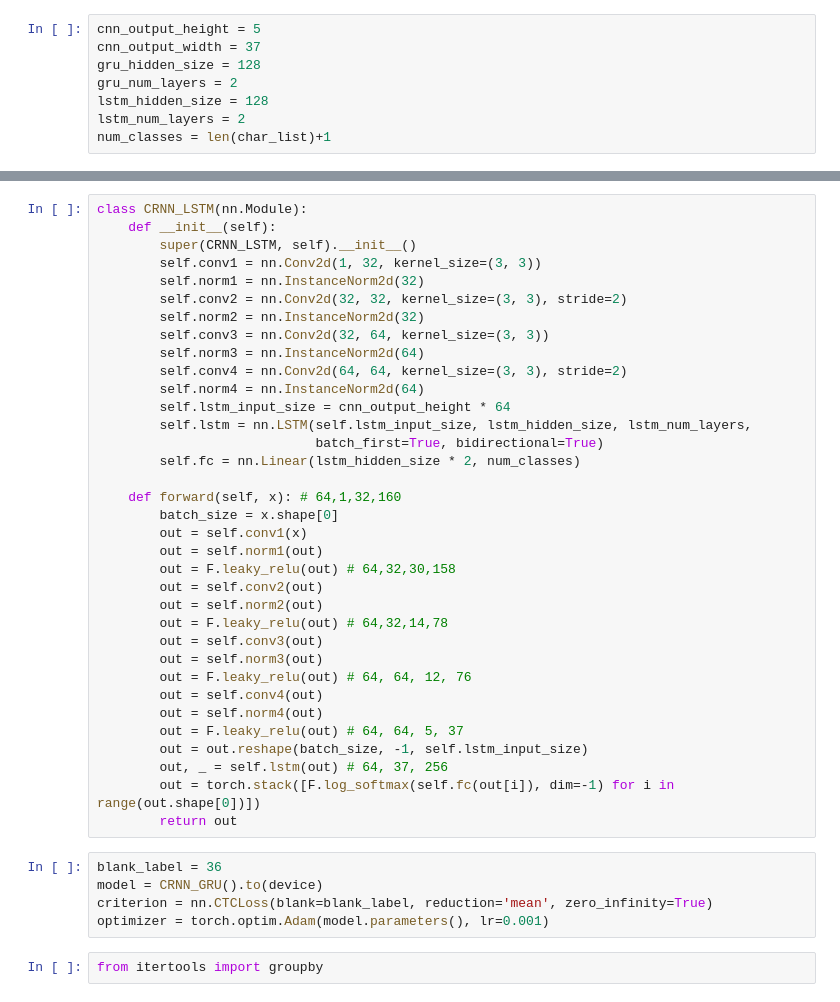
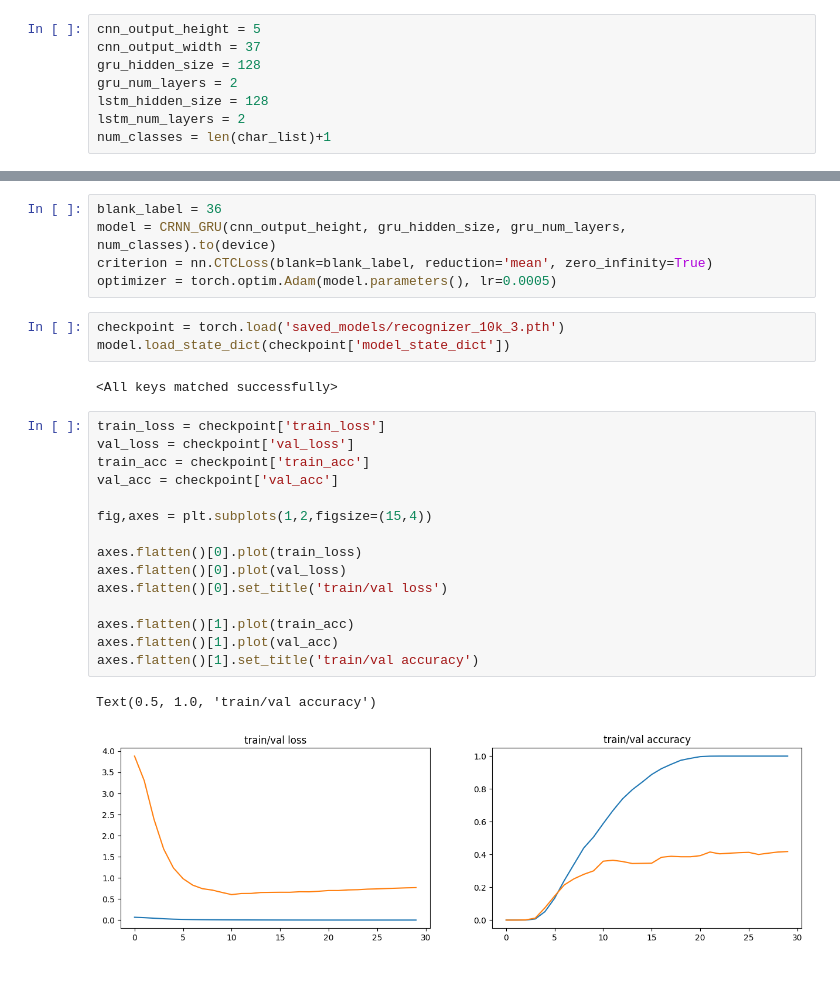
Before and after one commit to Alfadhils/STR-Pytorch-Project, a Jupyter notebook: CRNN.ipynb, the cells around one changed output, grey strips where cells are left out. Cells and saved outputs as stored; diff of their text form.

```diff
--- a/CRNN.ipynb
+++ b/CRNN.ipynb
@@ -131,45 +77,31 @@ class CRNN_GRU(nn.Module):
-# %%
-class CRNN_LSTM(nn.Module):
-    def __init__(self):
-        super(CRNN_LSTM, self).__init__()
-        self.conv1 = nn.Conv2d(1, 32, kernel_size=(3, 3))
-        self.norm1 = nn.InstanceNorm2d(32)
-        self.conv2 = nn.Conv2d(32, 32, kernel_size=(3, 3), stride=2)
-        self.norm2 = nn.InstanceNorm2d(32)
-        self.conv3 = nn.Conv2d(32, 64, kernel_size=(3, 3))
-        self.norm3 = nn.InstanceNorm2d(64)
-        self.conv4 = nn.Conv2d(64, 64, kernel_size=(3, 3), stride=2)
-        self.norm4 = nn.InstanceNorm2d(64)
-        self.lstm_input_size = cnn_output_height * 64
-        self.lstm = nn.LSTM(self.lstm_input_size, lstm_hidden_size, lstm_num_layers,
-                            batch_first=True, bidirectional=True)
-        self.fc = nn.Linear(lstm_hidden_size * 2, num_classes)
-
-    def forward(self, x): # 64,1,32,160
-        batch_size = x.shape[0]
-        out = self.conv1(x)
-        out = self.norm1(out)
-        out = F.leaky_relu(out) # 64,32,30,158
-        out = self.conv2(out)
-        out = self.norm2(out)
-        out = F.leaky_relu(out) # 64,32,14,78
-        out = self.conv3(out)
-        out = self.norm3(out)
-        out = F.leaky_relu(out) # 64, 64, 12, 76
-        out = self.conv4(out)
-        out = self.norm4(out)
-        out = F.leaky_relu(out) # 64, 64, 5, 37
-        out = out.reshape(batch_size, -1, self.lstm_input_size)
-        out, _ = self.lstm(out) # 64, 37, 256
-        out = torch.stack([F.log_softmax(self.fc(out[i]), dim=-1) for i in range(out.shape[0])])
-        return out
 # %%
 blank_label = 36
-model = CRNN_GRU().to(device)
+model = CRNN_GRU(cnn_output_height, gru_hidden_size, gru_num_layers, num_classes).to(device)
 criterion = nn.CTCLoss(blank=blank_label, reduction='mean', zero_infinity=True)
-optimizer = torch.optim.Adam(model.parameters(), lr=0.001)
+optimizer = torch.optim.Adam(model.parameters(), lr=0.0005)
-# %%
-from itertools import groupby
+# %%
+checkpoint = torch.load('saved_models/recognizer_10k_3.pth')
+model.load_state_dict(checkpoint['model_state_dict'])
+# %% [output]
+<All keys matched successfully>
+# %%
+train_loss = checkpoint['train_loss']
+val_loss = checkpoint['val_loss']
+train_acc = checkpoint['train_acc']
+val_acc = checkpoint['val_acc']
+
+fig,axes = plt.subplots(1,2,figsize=(15,4))
+
+axes.flatten()[0].plot(train_loss)
+axes.flatten()[0].plot(val_loss)
+axes.flatten()[0].set_title('train/val loss')
+
+axes.flatten()[1].plot(train_acc)
+axes.flatten()[1].plot(val_acc)
+axes.flatten()[1].set_title('train/val accuracy')
+# %% [output]
+Text(0.5, 1.0, 'train/val accuracy')
+[figure, added]
 # %%
 epochs = 50
 train_loss = []
```
Also changed, not shown: parts of 10 cells of this notebook, 4 other files.
